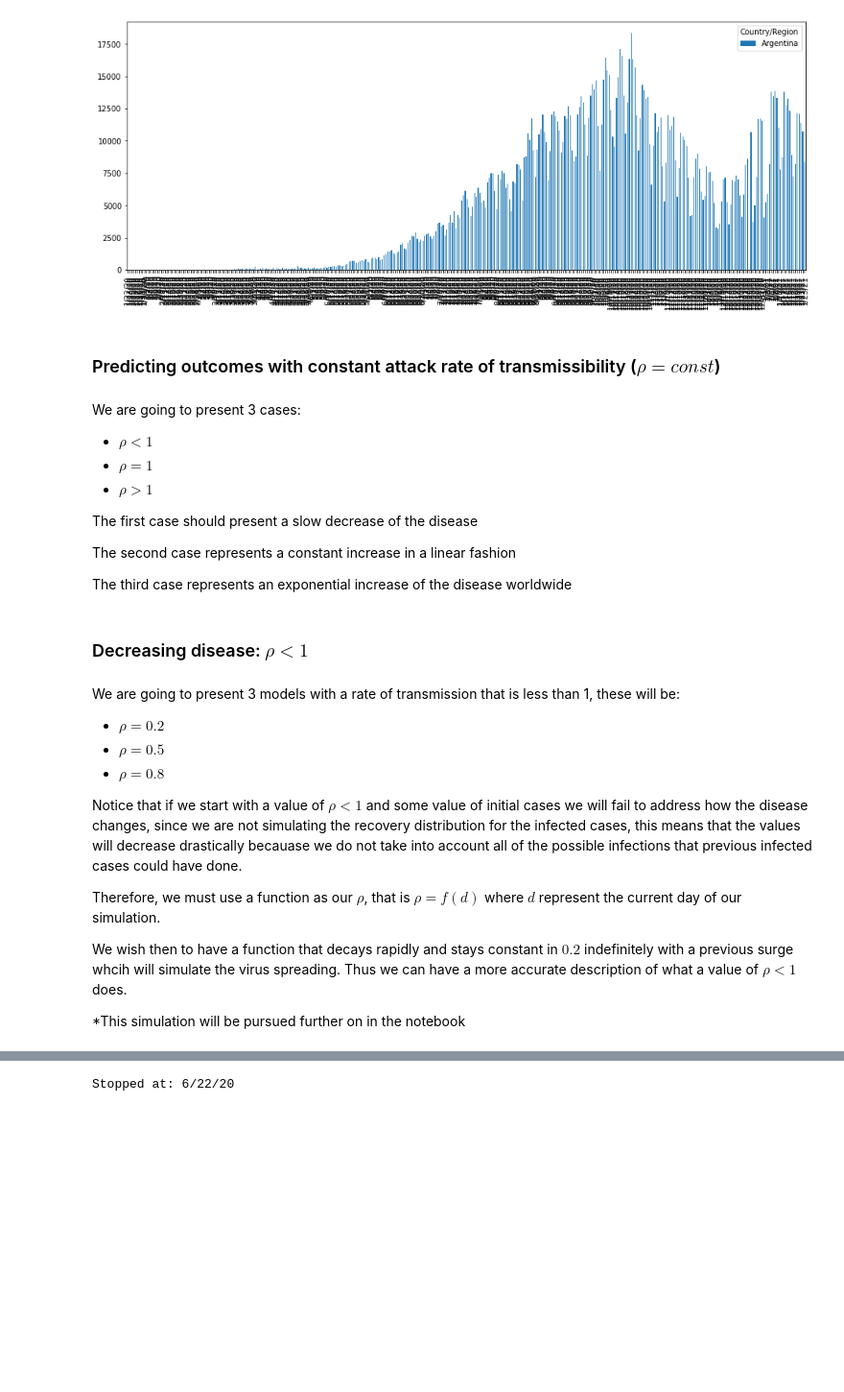
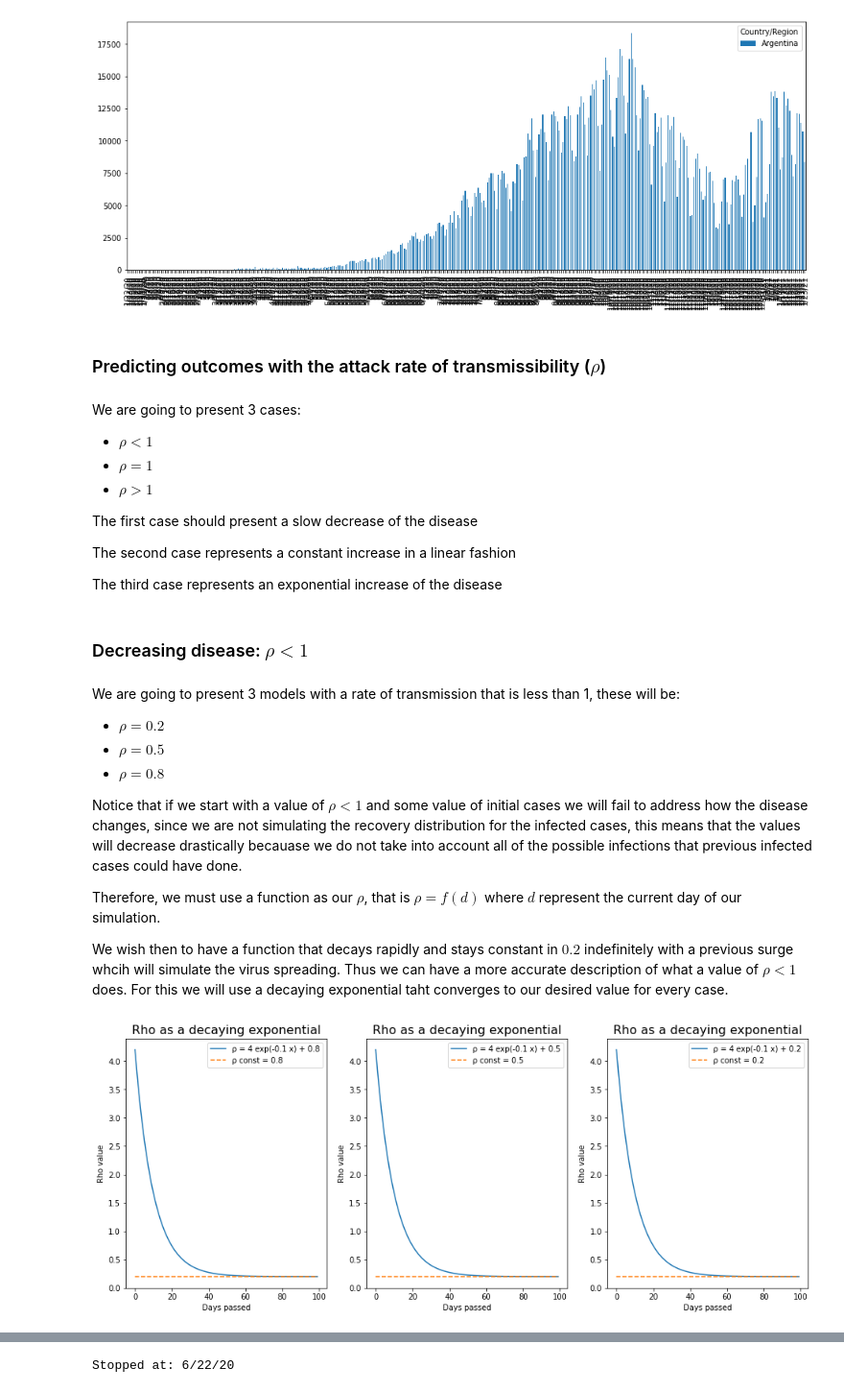
Before and after one commit to fiskker/argentina-covid-19, a Jupyter notebook: Argentina COVID-19 Stats.ipynb, the cells around one changed output, grey strips where cells are left out. Shown at 96% size. Cells and saved outputs as stored; diff of their text form; code cells hidden in the pictures; blank space fills up the shorter version.

Commit message:
Add plots, mean predictions

```diff
--- a/Argentina COVID-19 Stats.ipynb
+++ b/Argentina COVID-19 Stats.ipynb
@@ -225,7 +229,7 @@ arg_confirmed.transpose().plot(kind="bar", figsize=(16,6));
 # %% [output]
 [figure]
 # %% [markdown]
-### Predicting outcomes with constant attack rate of transmissibility ($\rho = const$)
+### Predicting outcomes with the attack rate of transmissibility ($\rho$)
 # %% [markdown]
 We are going to present 3 cases:
 - $ \rho < 1 $
@@ -236,7 +240,7 @@ The first case should present a slow decrease of the disease
 
 The second case represents a constant increase in a linear fashion
 
-The third case represents an exponential increase of the disease worldwide
+The third case represents an exponential increase of the disease
 # %% [markdown]
 ### Decreasing disease: $\rho < 1$
 # %% [markdown]
@@ -249,7 +253,25 @@ Notice that if we start with a value of $ \rho < 1 $ and some value of initial c
 
 Therefore, we must use a function as our $ \rho $, that is $ \rho = f(d) $ where $d$ represent the current day of our simulation.
 
-We wish then to have a function that decays rapidly and stays constant in $0.2$ indefinitely with a previous surge whcih will simulate the virus spreading. Thus we can have a more accurate description of what a value of $\rho < 1$ does.
-
-\*This simulation will be pursued further on in the notebook
+We wish then to have a function that decays rapidly and stays constant in $0.2$ indefinitely with a previous surge whcih will simulate the virus spreading. Thus we can have a more accurate description of what a value of $\rho < 1$ does. For this we will use a decaying exponential taht converges to our desired value for every case.
+# %%
+def rho(const, x):
+    # Decaying exponential that converges to const
+    return 4 * math.exp(-0.1 * x) + const
+
+x = np.arange(0, 100)
+rho_list = [0.8, 0.5, 0.2]
+
+fig, axs = plt.subplots(1,3, figsize=(16, 6))
+for i in range(len(rho_list)):
+    cur_rho = rho_list[i]
+    cur_ax = axs[i]
+    cur_ax.set_title('Rho as a decaying exponential', size=16)
+    cur_ax.set_xlabel('Days passed')
+    cur_ax.set_ylabel('Rho value')
+    cur_ax.plot(x, [rho(0.2, x_val) for x_val in x], label = 'ρ = 4 exp(-0.1 x) + ' + str(cur_rho))
+    cur_ax.plot(x, [0.2 for _ in x], linestyle='--', label = 'ρ const = ' + str(cur_rho))
+    cur_ax.legend();
+# %% [output]
+[figure, added]
 # %%
```
Also changed, not shown: parts of 5 cells of this notebook.
